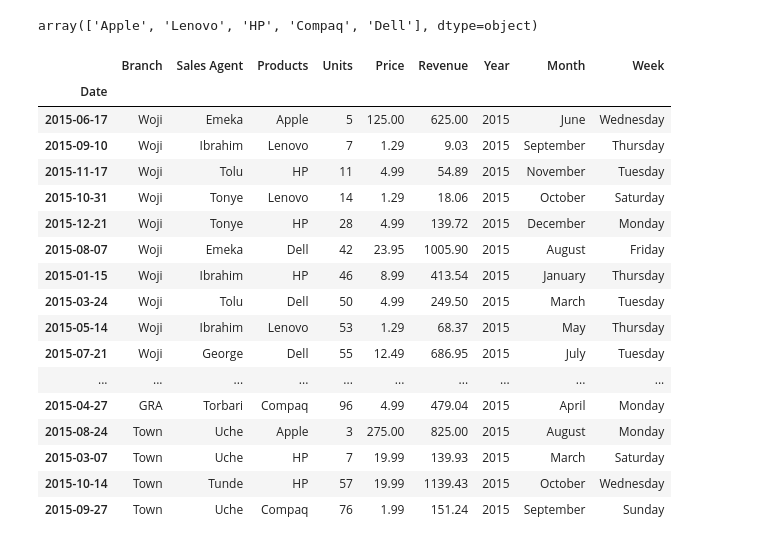
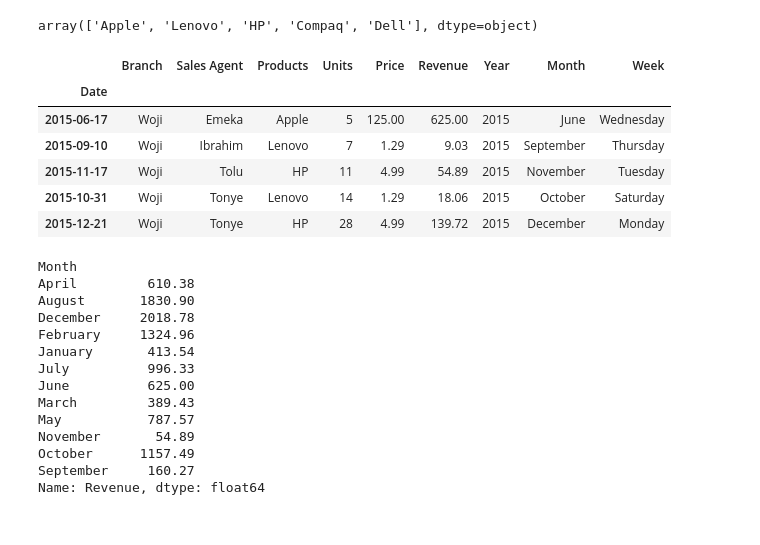
Before and after one commit to KudoroEsther/Files-Data_Analysis-, a Jupyter notebook: Task14/Task_14.ipynb, the cells around one changed output. Saved outputs shown, nothing was run; the diff lists cells and outputs as text; code cells hidden in the pictures.

```diff
--- a/Task14/Task_14.ipynb
+++ b/Task14/Task_14.ipynb
@@ -133,23 +133,35 @@ array(['Apple', 'Lenovo', 'HP', 'Compaq', 'Dell'], dtype=object)
 # %%
 #stores the data for the year 2015 into sales_2015
 sales_2015 = sales[sales["Year"] == 2015]
-sales_2015
+sales_2015.head()
 # %% [output]
 |  | Branch | Sales Agent | Products | Units | Price | Revenue | Year | Month | Week |
 | Date |  |  |  |  |  |  |  |  |  |
 | 2015-06-17 | Woji | Emeka | Apple | 5 | 125.00 | 625.00 | 2015 | June | Wednesday |
 | 2015-09-10 | Woji | Ibrahim | Lenovo | 7 | 1.29 | 9.03 | 2015 | September | Thursday |
 | 2015-11-17 | Woji | Tolu | HP | 11 | 4.99 | 54.89 | 2015 | November | Tuesday |
 | 2015-10-31 | Woji | Tonye | Lenovo | 14 | 1.29 | 18.06 | 2015 | October | Saturday |
 | 2015-12-21 | Woji | Tonye | HP | 28 | 4.99 | 139.72 | 2015 | December | Monday |
-| 2015-08-07 | Woji | Emeka | Dell | 42 | 23.95 | 1005.90 | 2015 | August | Friday |
-| 2015-01-15 | Woji | Ibrahim | HP | 46 | 8.99 | 413.54 | 2015 | January | Thursday |
-| 2015-03-24 | Woji | Tolu | Dell | 50 | 4.99 | 249.50 | 2015 | March | Tuesday |
-| 2015-05-14 | Woji | Ibrahim | Lenovo | 53 | 1.29 | 68.37 | 2015 | May | Thursday |
-| 2015-07-21 | Woji | George | Dell | 55 | 12.49 | 686.95 | 2015 | July | Tuesday |
-| ... | ... | ... | ... | ... | ... | ... | ... | ... | ... |
-| 2015-04-27 | GRA | Torbari | Compaq | 96 | 4.99 | 479.04 | 2015 | April | Monday |
-| 2015-08-24 | Town | Uche | Apple | 3 | 275.00 | 825.00 | 2015 | August | Monday |
-| 2015-03-07 | Town | Uche | HP | 7 | 19.99 | 139.93 | 2015 | March | Saturday |
-| 2015-10-14 | Town | Tunde | HP | 57 | 19.99 | 1139.43 | 2015 | October | Wednesday |
-| 2015-09-27 | Town | Uche | Compaq | 76 | 1.99 | 151.24 | 2015 | September | Sunday |
+# %%
+#Monthly revenue in 2015
+sales_2015 = sales[sales["Year"] == 2015]
+sales_2015.head()
+
+#using .sort_index() to arrange the output, so the arrangement is done based on the index
+total_monthly_revenue = sales_2015.groupby("Month")["Revenue"].sum().sort_index()
+total_monthly_revenue
+# %% [output]
+Month
+April         610.38
+August       1830.90
+December     2018.78
+February     1324.96
+January       413.54
+July          996.33
+June          625.00
+March         389.43
+May           787.57
+November       54.89
+October      1157.49
+September     160.27
+Name: Revenue, dtype: float64
```
Also changed, not shown: parts of 6 cells of this notebook.
